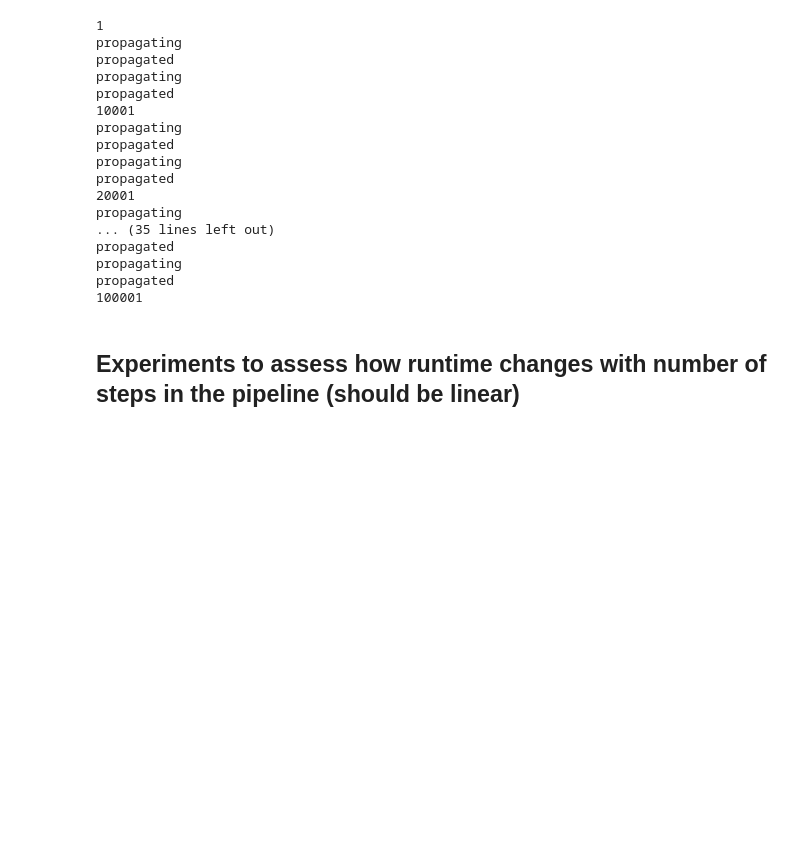
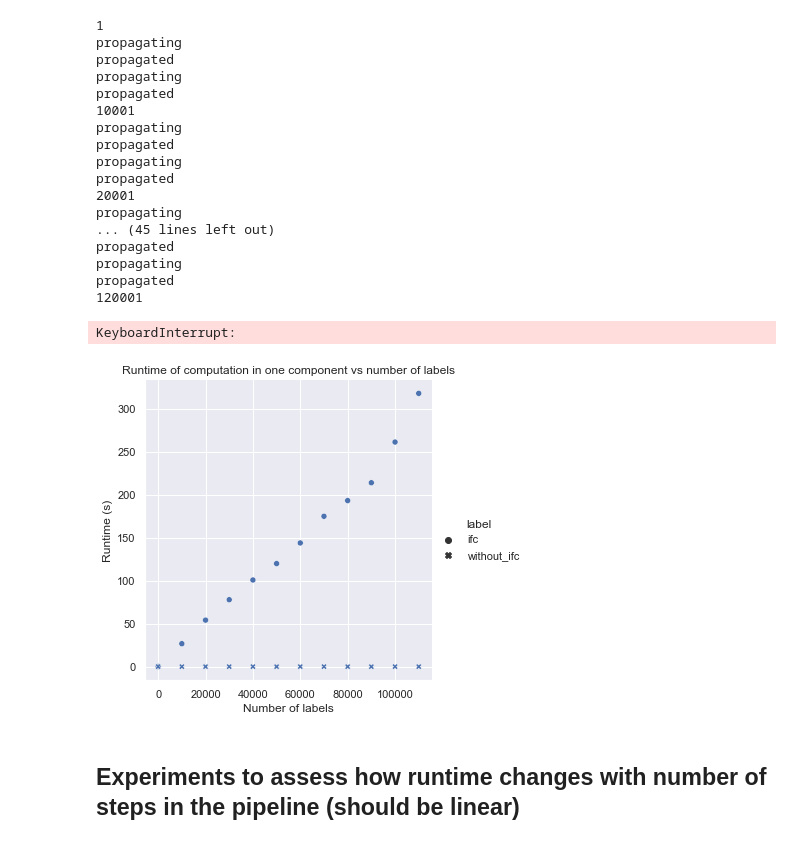
Before and after one commit to shreyashankar/mltrace-ifc-demo, a Jupyter notebook: experiments/commit.ipynb, the cells around one changed output. Drawn from its saved outputs; the diff is of its cells as text; code cells hidden in the pictures; blank space fills up the shorter version.

```diff
--- a/experiments/commit.ipynb
+++ b/experiments/commit.ipynb
@@ -15,7 +15,7 @@ import time
 # %%
 # Params
 
-max_num_labels = int(1e6)
+max_num_labels = int(1e5)
 step_size = 10000
 # %%
 c = Component(
@@ -73,20 +73,27 @@ propagating
 propagated
 20001
 propagating
-... (35 lines left out)
+... (45 lines left out)
 propagated
 propagating
 propagated
-100001
+120001
+KeyboardInterrupt:
 # %%
 # Make plots
 
 ifc_df = pd.DataFrame({"num_labels": list(ifc_results.keys()), "time": list(ifc_results.values()), "label": "ifc"})
 without_ifc_df = pd.DataFrame({"num_labels": list(without_ifc_results.keys()), "time": list(without_ifc_results.values()), "label": "without_ifc"})
 df = pd.concat([ifc_df, without_ifc_df])
 
 sns.set(style="darkgrid")
-sns.lineplot(x="num_labels", y="time", style="label", data=df)
+sns.relplot(x="num_labels", y="time", style="label", data=df)
+plt.title("Runtime of computation in one component vs number of labels")
+plt.xlabel("Number of labels")
+plt.ylabel("Runtime (s)")
+plt.show()
+# %% [output]
+[figure, added]
 # %% [markdown]
 ## Experiments to assess how runtime changes with number of steps in the pipeline (should be linear)
 # %%
```
Also changed, not shown: parts of 4 cells of this notebook, 4 other files.
